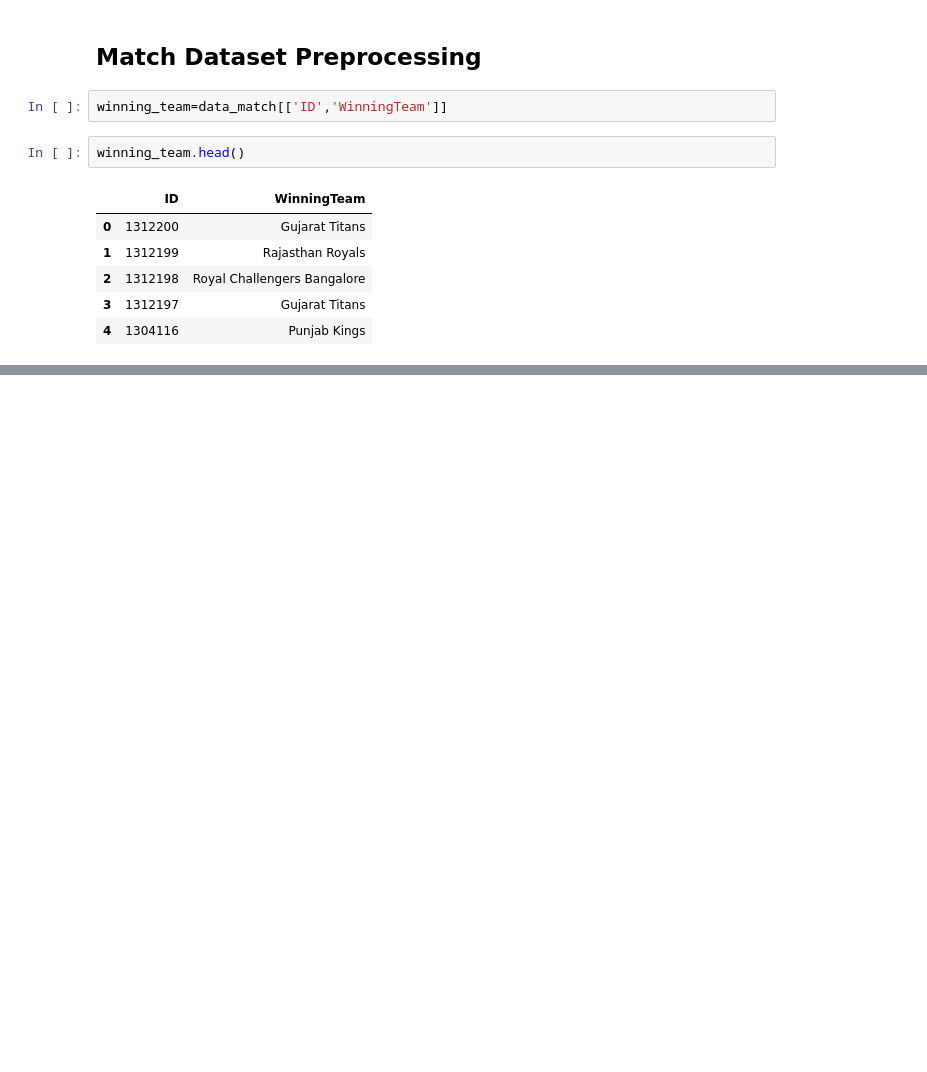
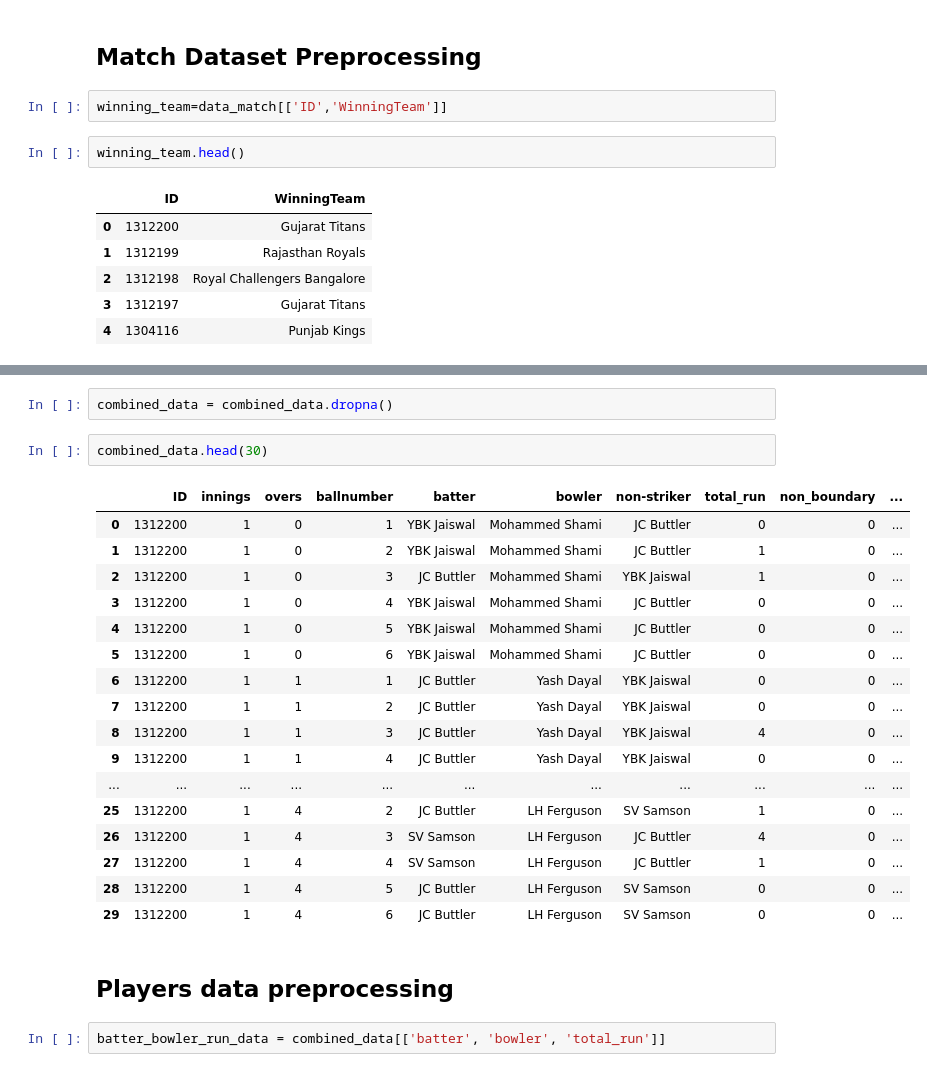
Before and after one commit to pyparul/ML_IPL_Score_Prediction, a Jupyter notebook: mymodelfile.ipynb, the cells around one changed output, grey strips where cells are left out. Drawn from its saved outputs; the diff is of its cells as text; blank space fills up the shorter version.

```diff
--- a/mymodelfile.ipynb
+++ b/mymodelfile.ipynb
@@ -208,0 +229,26 @@ winning_team.head()
+# %%
+combined_data = combined_data.dropna()
+# %%
+combined_data.head(30)
+# %% [output]
+|  | ID | innings | overs | ballnumber | batter | bowler | non-striker | total_run | non_boundary | ... |
+| 0 | 1312200 | 1 | 0 | 1 | YBK Jaiswal | Mohammed Shami | JC Buttler | 0 | 0 | ... |
+| 1 | 1312200 | 1 | 0 | 2 | YBK Jaiswal | Mohammed Shami | JC Buttler | 1 | 0 | ... |
+| 2 | 1312200 | 1 | 0 | 3 | JC Buttler | Mohammed Shami | YBK Jaiswal | 1 | 0 | ... |
+| 3 | 1312200 | 1 | 0 | 4 | YBK Jaiswal | Mohammed Shami | JC Buttler | 0 | 0 | ... |
+| 4 | 1312200 | 1 | 0 | 5 | YBK Jaiswal | Mohammed Shami | JC Buttler | 0 | 0 | ... |
+| 5 | 1312200 | 1 | 0 | 6 | YBK Jaiswal | Mohammed Shami | JC Buttler | 0 | 0 | ... |
+| 6 | 1312200 | 1 | 1 | 1 | JC Buttler | Yash Dayal | YBK Jaiswal | 0 | 0 | ... |
+| 7 | 1312200 | 1 | 1 | 2 | JC Buttler | Yash Dayal | YBK Jaiswal | 0 | 0 | ... |
+| 8 | 1312200 | 1 | 1 | 3 | JC Buttler | Yash Dayal | YBK Jaiswal | 4 | 0 | ... |
+| 9 | 1312200 | 1 | 1 | 4 | JC Buttler | Yash Dayal | YBK Jaiswal | 0 | 0 | ... |
+| ... | ... | ... | ... | ... | ... | ... | ... | ... | ... | ... |
+| 25 | 1312200 | 1 | 4 | 2 | JC Buttler | LH Ferguson | SV Samson | 1 | 0 | ... |
+| 26 | 1312200 | 1 | 4 | 3 | SV Samson | LH Ferguson | JC Buttler | 4 | 0 | ... |
+| 27 | 1312200 | 1 | 4 | 4 | SV Samson | LH Ferguson | JC Buttler | 1 | 0 | ... |
+| 28 | 1312200 | 1 | 4 | 5 | JC Buttler | LH Ferguson | SV Samson | 0 | 0 | ... |
+| 29 | 1312200 | 1 | 4 | 6 | JC Buttler | LH Ferguson | SV Samson | 0 | 0 | ... |
+# %% [markdown]
+## Players data preprocessing
+# %%
+batter_bowler_run_data = combined_data[['batter', 'bowler', 'total_run']]
```
Also changed, not shown: parts of 19 cells of this notebook.
